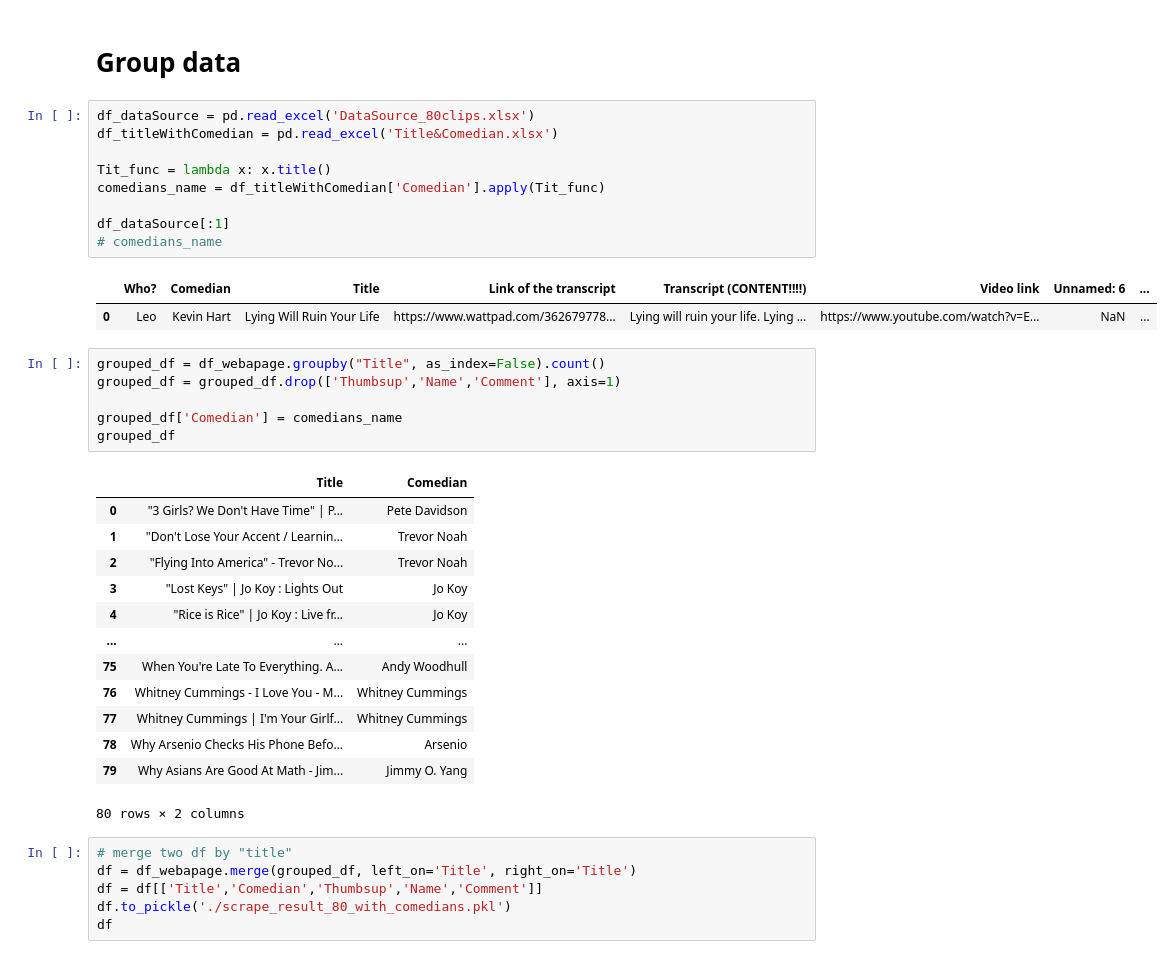
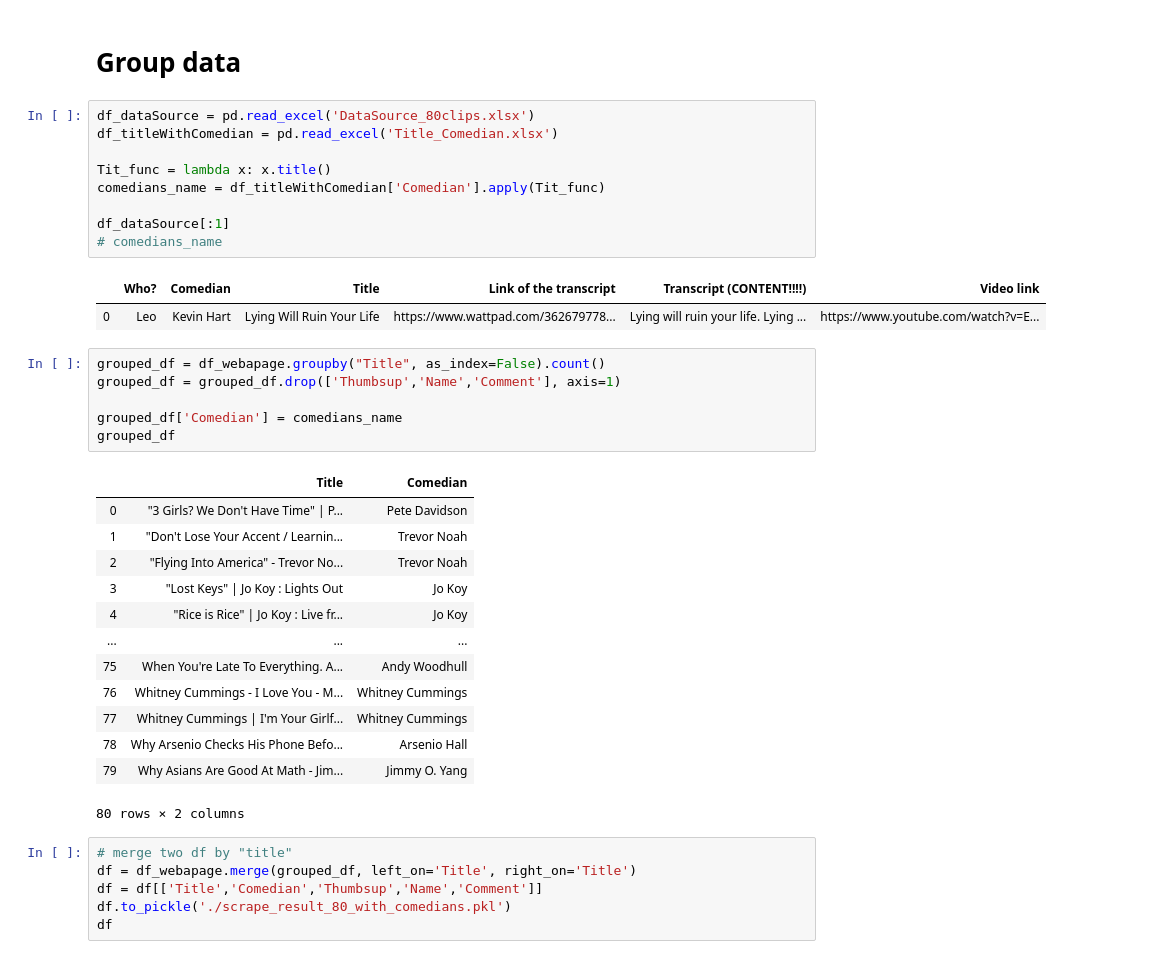
Before and after one commit to k11tqa25/nlp_based_recommender, a Jupyter notebook: comments_sentiment_analysis_80clips.ipynb, the cells around one changed output. Cells and saved outputs as stored; diff of their text form.

```diff
--- a/comments_sentiment_analysis_80clips.ipynb
+++ b/comments_sentiment_analysis_80clips.ipynb
@@ -141,16 +146,16 @@ data_SA[data_SA['P/N']==0]['Comment'][17750]
 # Group data
 # %%
 df_dataSource = pd.read_excel('DataSource_80clips.xlsx')
-df_titleWithComedian = pd.read_excel('Title&Comedian.xlsx')
+df_titleWithComedian = pd.read_excel('Title_Comedian.xlsx')
 
 Tit_func = lambda x: x.title()
 comedians_name = df_titleWithComedian['Comedian'].apply(Tit_func)
 
 df_dataSource[:1]
 # comedians_name
 # %% [output]
-|  | Who? | Comedian | Title | Link of the transcript | Transcript (CONTENT!!!!) | Video link | Unnamed: 6 | ... |
-| 0 | Leo | Kevin Hart | Lying Will Ruin Your Life | https://www.wattpad.com/362679778... | Lying will ruin your life. Lying ... | https://www.youtube.com/watch?v=E... | NaN | ... |
+|  | Who? | Comedian | Title | Link of the transcript | Transcript (CONTENT!!!!) | Video link |
+| 0 | Leo | Kevin Hart | Lying Will Ruin Your Life | https://www.wattpad.com/362679778... | Lying will ruin your life. Lying ... | https://www.youtube.com/watch?v=E... |
 # %%
 grouped_df = df_webapage.groupby("Title", as_index=False).count()
 grouped_df = grouped_df.drop(['Thumbsup','Name','Comment'], axis=1)
@@ -168,7 +173,7 @@ grouped_df
 | 75 | When You're Late To Everything. A... | Andy Woodhull |
 | 76 | Whitney Cummings - I Love You - M... | Whitney Cummings |
 | 77 | Whitney Cummings | I'm Your Girlf... | Whitney Cummings |
-| 78 | Why Arsenio Checks His Phone Befo... | Arsenio |
+| 78 | Why Arsenio Checks His Phone Befo... | Arsenio Hall |
 | 79 | Why Asians Are Good At Math - Jim... | Jimmy O. Yang |
 80 rows × 2 columns
 # %%
```
Also changed, not shown: parts of 9 cells of this notebook, 2 other files.
